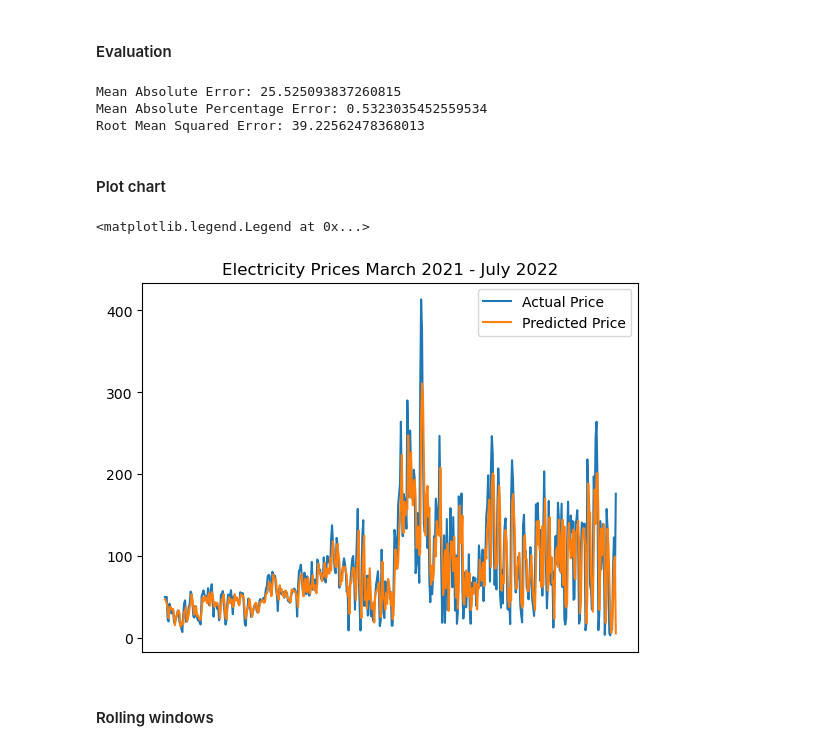
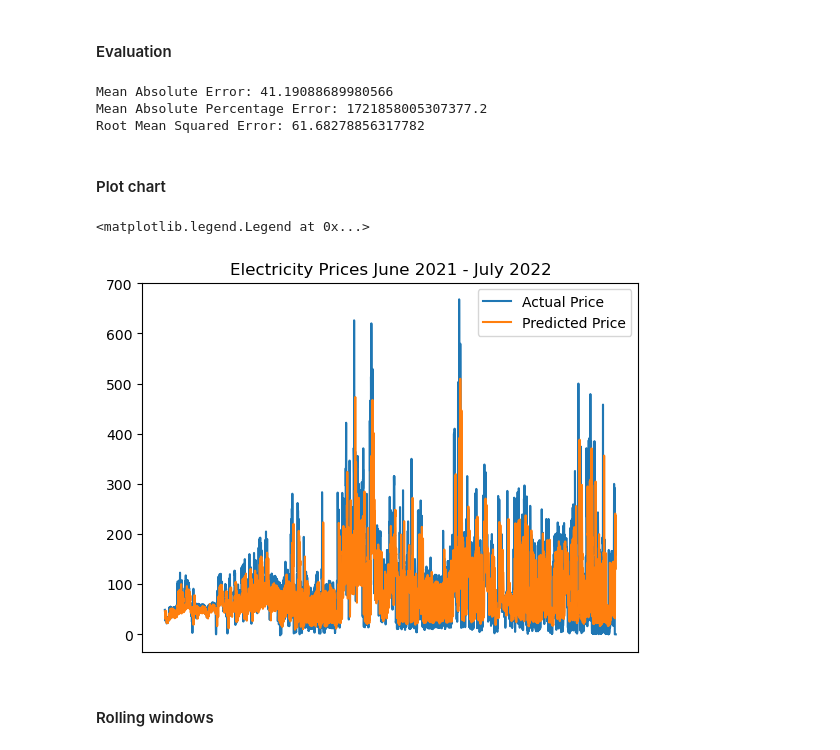
Before and after one commit to Joagai23/EPF, a Jupyter notebook: EPF - Linear Regression.ipynb, the cells around one changed output. Saved outputs shown, nothing was run; the diff lists cells and outputs as text; code cells hidden in the pictures.

```diff
--- a/EPF - Linear Regression.ipynb
+++ b/EPF - Linear Regression.ipynb
@@ -50,7 +50,7 @@ X, Y = epf.iloc[:,1:].values, epf.iloc[:,:1].values
 # %% [markdown]
 #### Divide the data between training and testing
 # %%
-X_train, X_test, Y_train, Y_test = train_test_split(X, Y, test_size = 0.25, shuffle = False)
+X_train, X_test, Y_train, Y_test = train_test_split(X, Y, test_size = 0.2, shuffle = False)
 # %% [markdown]
 #### Perform training
 # %%
@@ -70,25 +70,25 @@ print("Mean Absolute Error:", metrics.mean_absolute_error(Y_test, Y_predict))
 print("Mean Absolute Percentage Error:", metrics.mean_absolute_percentage_error(Y_test, Y_predict))
 print("Root Mean Squared Error:", np.sqrt(metrics.mean_squared_error(Y_test, Y_predict)))
 # %% [output]
-Mean Absolute Error: 25.525093837260815
-Mean Absolute Percentage Error: 0.5323035452559534
-Root Mean Squared Error: 39.22562478368013
+Mean Absolute Error: 41.19088689980566
+Mean Absolute Percentage Error: 1721858005307377.2
+Root Mean Squared Error: 61.68278856317782
 # %% [markdown]
 #### Plot chart
 # %%
 fig = plt.figure()
 
 plt.plot(Y_test)
 plt.plot(Y_predict)
 plt.grid(False)
 plt.xticks([])
 
-plt.title('Electricity Prices March 2021 - July 2022')
+plt.title('Electricity Prices June 2021 - July 2022')
 
 plt.legend(['Actual Price', 'Predicted Price'])
 # %% [output]
 <matplotlib.legend.Legend at 0x...>
-[figure, old version]
+[figure, new version]
 # %% [markdown]
 #### Rolling windows
 # %%
```
Also changed, not shown: parts of 21 cells of this notebook, 1 other file.
